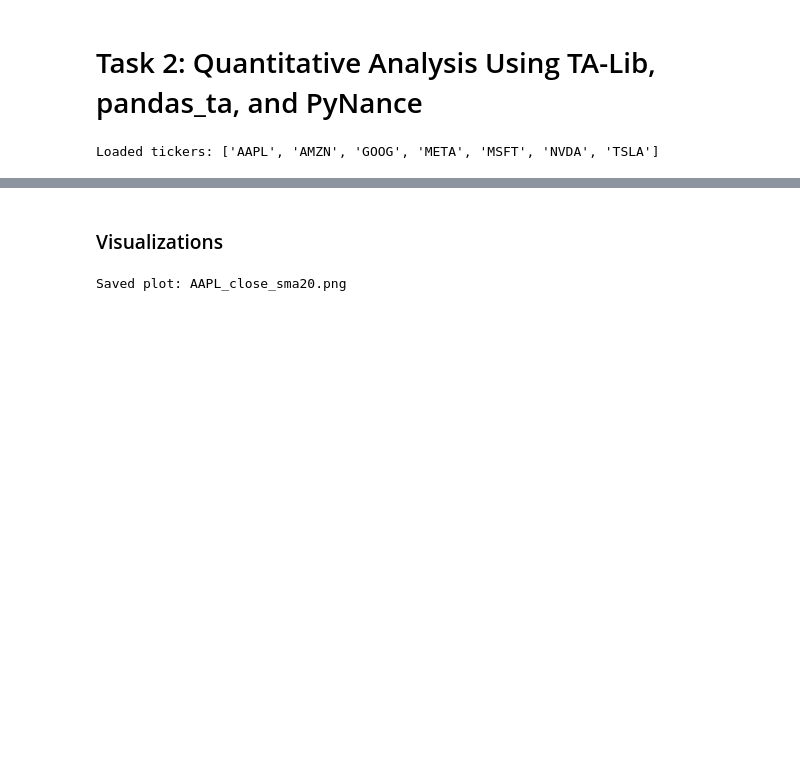
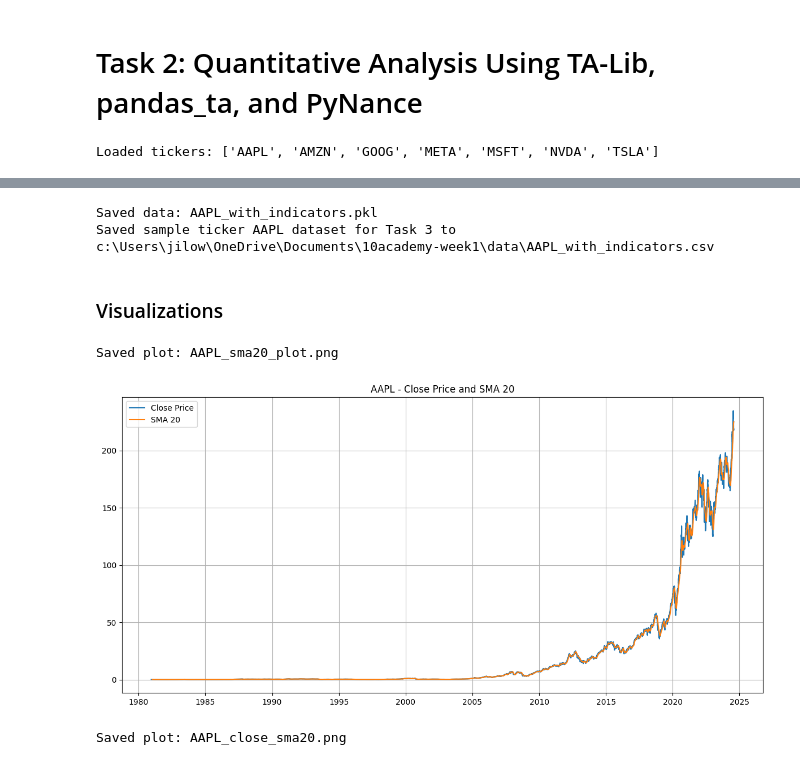
Before and after one commit to lhiwi/10academy-week1, a Jupyter notebook: notebooks/Technical_analysis.ipynb, the cells around one changed output, grey strips where cells are left out. Saved outputs shown, nothing was run; the diff lists cells and outputs as text; code cells hidden in the pictures; blank space fills up the shorter version.

```diff
--- a/notebooks/Technical_analysis.ipynb
+++ b/notebooks/Technical_analysis.ipynb
@@ -97,5 +105,27 @@ Processed indicators for TSLA
+# %%
+# Save sample dataset for Task 3
+sample_csv_path = DATA_DIR / f'{sample_ticker}_with_indicators.csv'
+sample_pkl_path = DATA_DIR / f'{sample_ticker}_with_indicators.pkl'
+df_sample.to_csv(sample_csv_path, index=False)
+save_pickle(df_sample, f'{sample_ticker}_with_indicators.pkl')
+print(f"Saved sample ticker {sample_ticker} dataset for Task 3 to {sample_csv_path}")
+# %% [output]
+Saved data: AAPL_with_indicators.pkl
+Saved sample ticker AAPL dataset for Task 3 to c:\Users\jilow\OneDrive\Documents\10academy-week1\data\AAPL_with_indicators.csv
 # %% [markdown]
 ### Visualizations
+# %%
+# Step 4: Visualize indicators for the sample ticker
+plt.figure(figsize=(12, 6))
+plt.plot(df_sample['date'], df_sample['close'], label='Close Price')
+plt.plot(df_sample['date'], df_sample['sma20'], label='SMA 20')
+plt.title(f"{sample_ticker} - Close Price and SMA 20")
+plt.legend()
+plt.grid(True)
+save_and_show_plot(f'{sample_ticker}_sma20_plot.png')
+# %% [output]
+Saved plot: AAPL_sma20_plot.png
+[figure, added]
 # %%
 # Plotting and saving results
 for ticker, df in dfs.items():
```
Also changed, not shown: parts of 13 cells of this notebook.
